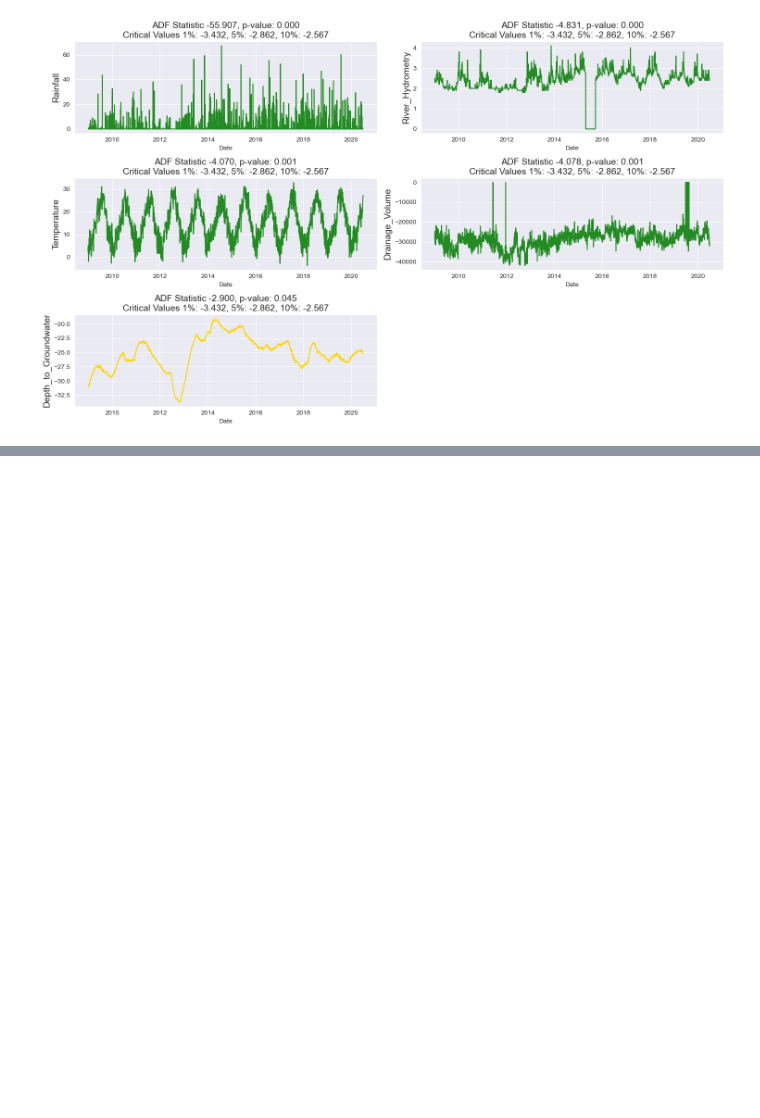
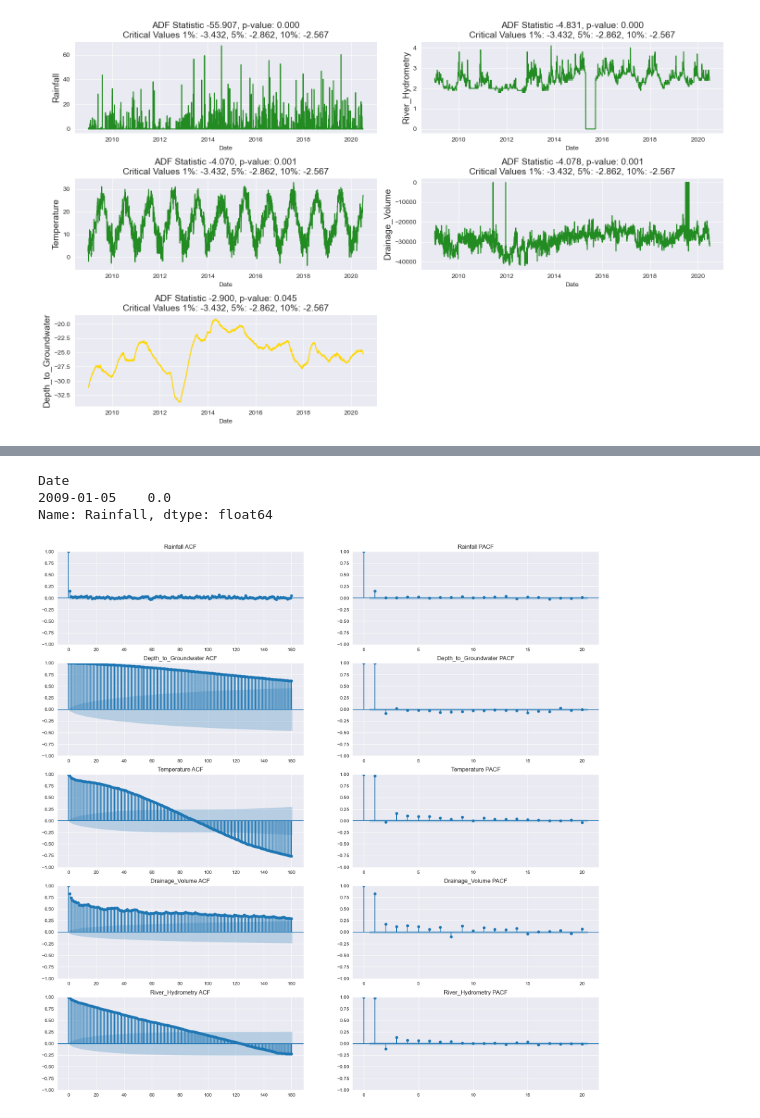
Before and after one commit to KatrinPoepp/bachelor, a Jupyter notebook: ARIMA.ipynb, the cells around one changed output, grey strips where cells are left out. Saved outputs shown, nothing was run; the diff lists cells and outputs as text; code cells hidden in the pictures; blank space fills up the shorter version.

```diff
--- a/ARIMA.ipynb
+++ b/ARIMA.ipynb
@@ -52,6 +52,8 @@ df['Depth_to_Groundwater'] = df['Depth_to_Groundwater'].interpolate()
 #                                  'Rainfall'
 #                                  ]].resample('7D', on='Date').sum().reset_index(drop=False)[['Rainfall']]
 # uni = df_downsampled.drop(['Rainfall', 'Temperature', 'Drainage_Volume', 'River_Hydrometry'], axis=1)
-uni = df['Depth_to_Groundwater']
+depth = df['Depth_to_Groundwater']
 temp = df['Temperature']
-uni
+rain = df['Rainfall']
+drain = df['Drainage_Volume']
+hydro = df['River_Hydrometry']
@@ -129,6 +106,0 @@ adf_test(temp)
-# %%
-testSize = 100
-print(temp.shape)
-train= temp.iloc[:-testSize]
-test= temp.iloc[-testSize:]
-print(train.shape,test.shape)
@@ -204,0 +107,3 @@ Warnings:
+# %%
+for col in range(df.shape[1]):
+    adf_test(df.iloc[:,col])
@@ -204,0 +128,30 @@ Warnings:
+# %%
+def split_data(df):
+    testSize = 100
+    train= df.iloc[:-testSize]
+    test= df.iloc[-testSize:]
+    return train, test
+train_rain, test_rain = split_data(rain)
+train_drain, test_drain = split_data(drain)
+train_depth, test_depth = split_data(depth)
+train_hydro, test_hydro = split_data(hydro)
+train_temp, test_temp = split_data(temp)
+train = [train_rain,train_depth,train_temp,train_drain,train_hydro]
+test = [test_rain,test_depth,test_temp,test_drain,test_hydro]
+# %%
+rain.iloc[[4]]
+# %% [output]
+Date
+2009-01-05    0.0
+Name: Rainfall, dtype: float64
+# %%
+from statsmodels.graphics.tsaplots import plot_acf
+from statsmodels.graphics.tsaplots import plot_pacf
+
+fig, ax = plt.subplots(nrows=5, ncols=2, figsize=(20, 20))
+
+for col in range(df.shape[1]):
+    plot_acf(train[col], lags=160, title=train[col].name + ' ACF', ax=ax[col,0]);
+    plot_pacf(train[col], lags=20, title=train[col].name + ' PACF', ax=ax[col,1]);
+# %% [output]
+[figure, added]
```
Also changed, not shown: parts of 23 cells of this notebook, 1 other file.
